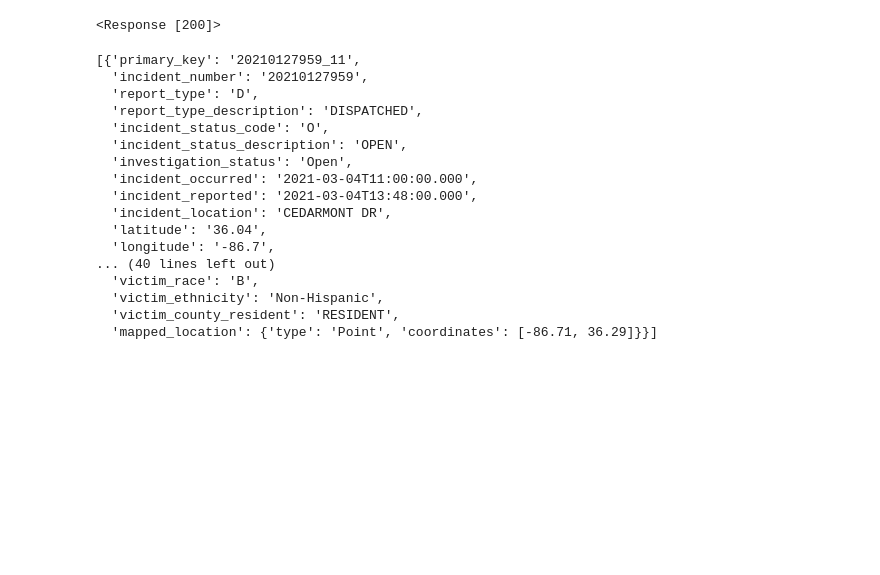
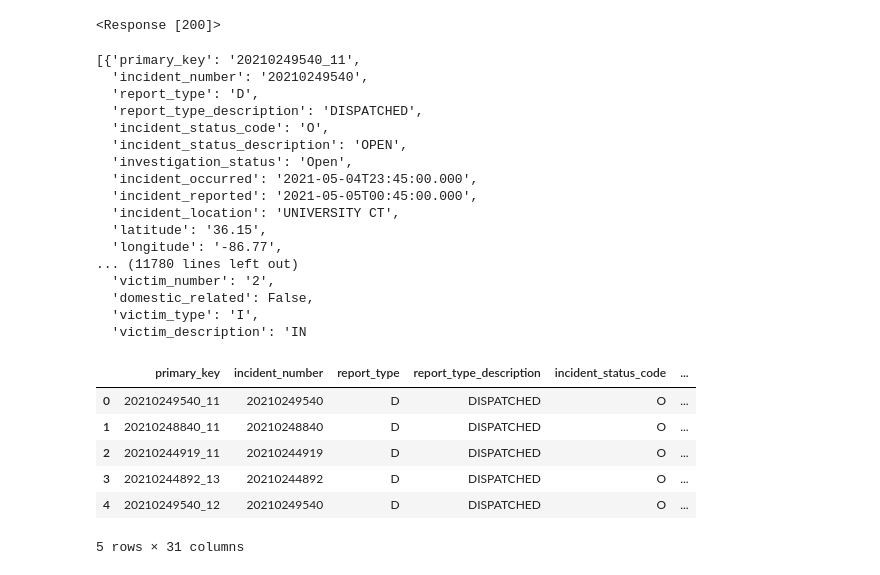
Before and after one commit to nss-data-science-cohort-5/geospatial_api-orange-oscelots, a Jupyter notebook: notebooks/geospatial_api_chris_mulvey.ipynb, the cells around one changed output. Cells and saved outputs as stored; diff of their text form; code cells hidden in the pictures; blank space fills up the shorter version.

```diff
--- a/notebooks/geospatial_api_chris_mulvey.ipynb
+++ b/notebooks/geospatial_api_chris_mulvey.ipynb
@@ -10,9 +15,9 @@ Make use of the API to find all aggravated burglary incidents that were reported
 endpoint = 'https://data.nashville.gov/resource/2u6v-ujjs.json'
 # %%
 params = {
-    'offense_description': 'BURGLARY',
-    'location_description': 'RESIDENCE, HOME',
-    '$where': 'incident_reported between \'2021-01-01\' AND \'2021-06-30\''
+    'offense_description': 'BURGLARY- AGGRAVATED',
+    '$where': 'incident_reported between \'2021-01-01\' AND \'2021-06-30\'',
+    '$limit': '50000'
 }
 # %%
 response = requests.get(endpoint,
@@ -21,23 +26,37 @@ response = requests.get(endpoint,
 response
 # %% [output]
 <Response [200]>
+# %%
+response.json()
+# %% [output]
+[{'primary_key': '20210249540_11',
+  'incident_number': '20210249540',
+  'report_type': 'D',
+  'report_type_description': 'DISPATCHED',
+  'incident_status_code': 'O',
+  'incident_status_description': 'OPEN',
+  'investigation_status': 'Open',
+  'incident_occurred': '2021-05-04T23:45:00.000',
+  'incident_reported': '2021-05-05T00:45:00.000',
+  'incident_location': 'UNIVERSITY CT',
+  'latitude': '36.15',
+  'longitude': '-86.77',
+... (11780 lines left out)
+  'victim_number': '2',
+  'domestic_related': False,
+  'victim_type': 'I',
+  'victim_description': 'IN
 # %%
-response.json()
+raw = response.json()
-# %% [output]
-[{'primary_key': '20210127959_11',
-  'incident_number': '20210127959',
-  'report_type': 'D',
-  'report_type_description': 'DISPATCHED',
-  'incident_status_code': 'O',
-  'incident_status_description': 'OPEN',
-  'investigation_status': 'Open',
-  'incident_occurred': '2021-03-04T11:00:00.000',
-  'incident_reported': '2021-03-04T13:48:00.000',
-  'incident_location': 'CEDARMONT DR',
-  'latitude': '36.04',
-  'longitude': '-86.7',
-... (40 lines left out)
-  'victim_race': 'B',
-  'victim_ethnicity': 'Non-Hispanic',
-  'victim_county_resident': 'RESIDENT',
-  'mapped_location': {'type': 'Point', 'coordinates': [-86.71, 36.29]}}]
+# %%
+burglaries = pd.DataFrame.from_dict(raw)
+
+burglaries.head()
+# %% [output]
+|  | primary_key | incident_number | report_type | report_type_description | incident_status_code | ... |
+| 0 | 20210249540_11 | 20210249540 | D | DISPATCHED | O | ... |
+| 1 | 20210248840_11 | 20210248840 | D | DISPATCHED | O | ... |
+| 2 | 20210244919_11 | 20210244919 | D | DISPATCHED | O | ... |
+| 3 | 20210244892_13 | 20210244892 | D | DISPATCHED | O | ... |
+| 4 | 20210249540_12 | 20210249540 | D | DISPATCHED | O | ... |
+5 rows × 31 columns
```
Also changed, not shown: parts of 15 cells of this notebook.
